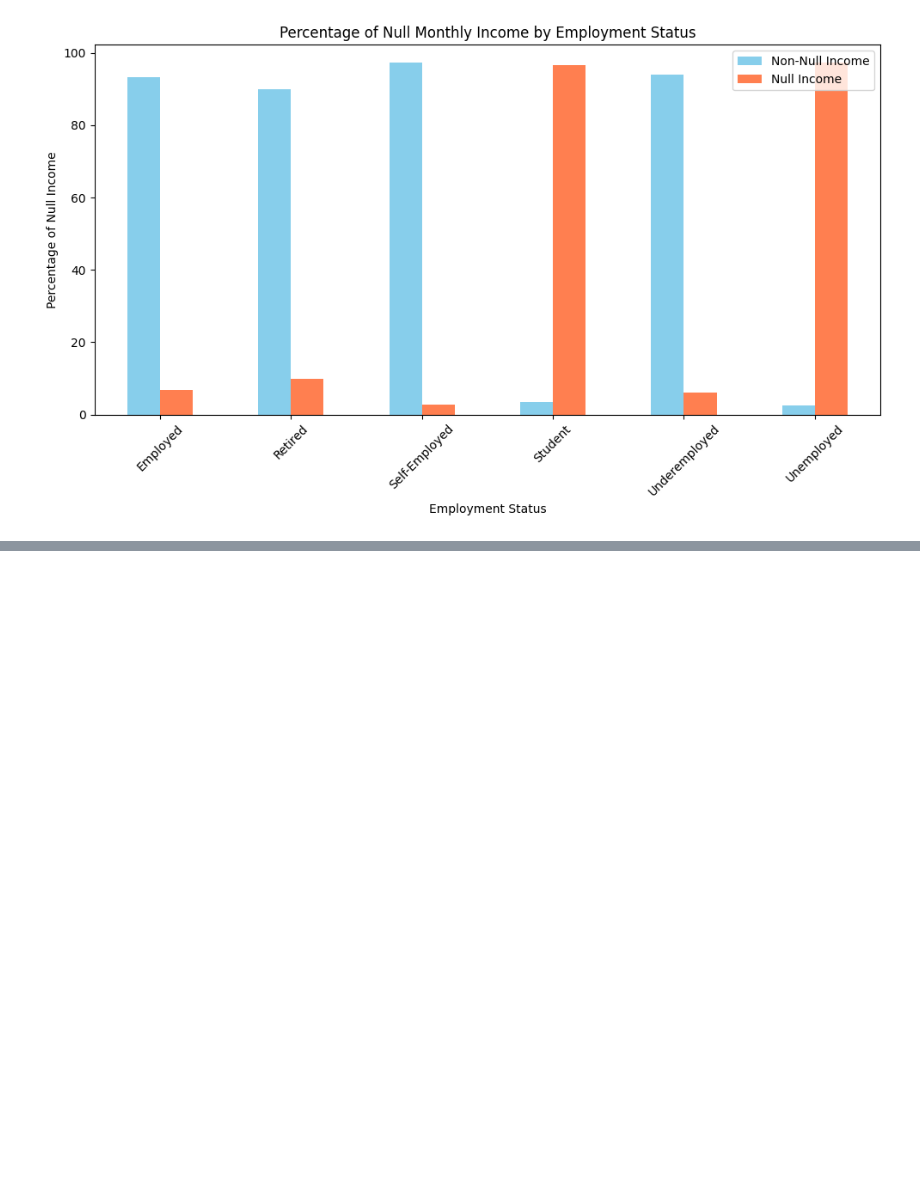
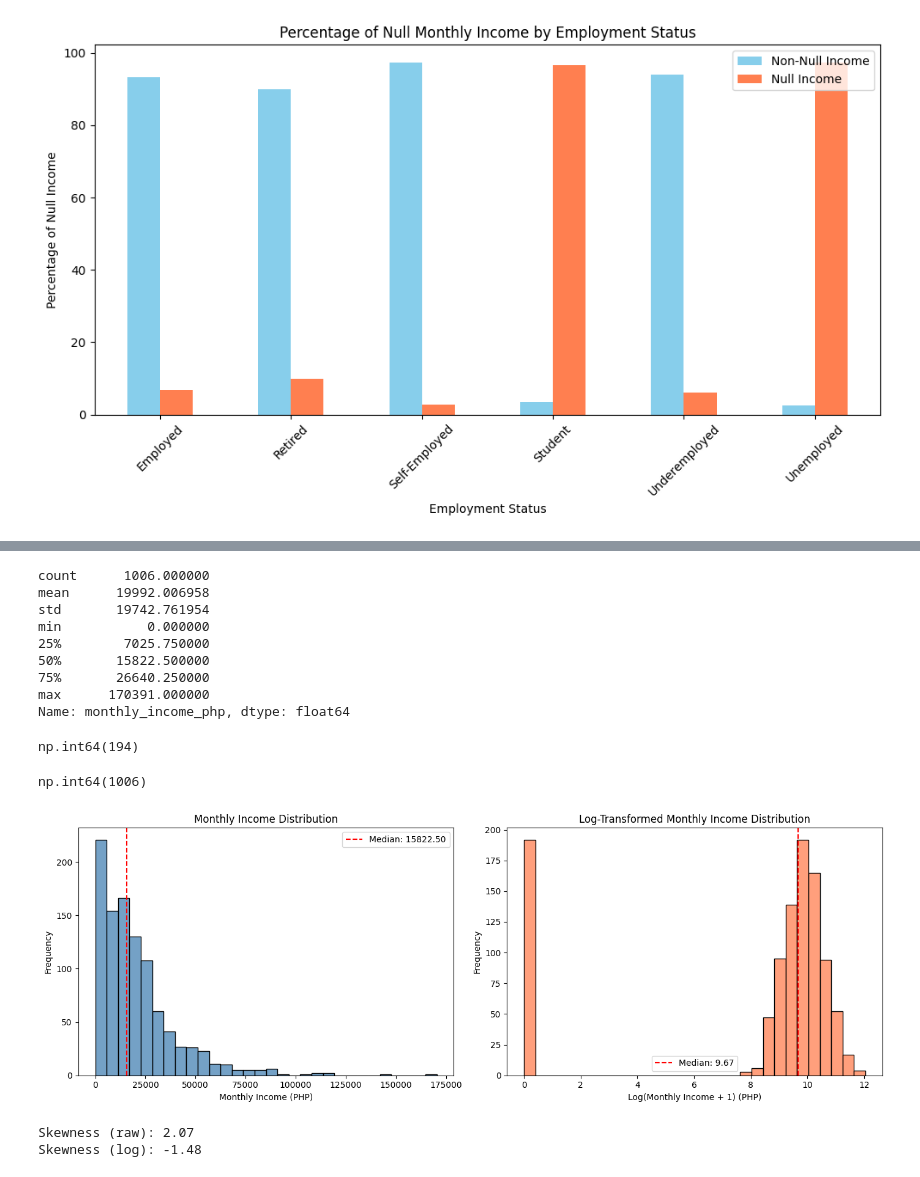
Before and after one commit to Wewds1/EDA, a Jupyter notebook: Ph_survey/notebooks/main.ipynb, the cells around one changed output, grey strips where cells are left out. Drawn from its saved outputs; the diff is of its cells as text; code cells hidden in the pictures; blank space fills up the shorter version.

```diff
--- a/Ph_survey/notebooks/main.ipynb
+++ b/Ph_survey/notebooks/main.ipynb
@@ -175,0 +182,46 @@ Name: count, dtype: int64
+# %%
+display(df_copy['monthly_income_php'].describe())
+display(df_copy['monthly_income_php'].isnull().sum())
+display(df_copy['monthly_income_php'].notnull().sum())
+
+
+fig, axes = plt.subplots(1, 2, figsize=(14,5))
+
+
+sns.histplot(df_copy['monthly_income_php'].dropna(), bins=30, ax=axes[0], color='steelblue')
+axes[0].set_title('Monthly Income Distribution')
+axes[0].set_xlabel('Monthly Income (PHP)')
+axes[0].set_ylabel('Frequency')
+axes[0].axvline(df_copy['monthly_income_php'].median(), color='red', linestyle='--', label=f'Median: {df_copy['monthly_income_php'].median():.2f}')
+axes[0].legend()
+
+
+income_log = np.log1p(df_copy['monthly_income_php'].dropna())
+sns.histplot(income_log, bins=30, ax=axes[1], color='coral')
+axes[1].set_title('Log-Transformed Monthly Income Distribution')
+axes[1].set_xlabel('Log(Monthly Income + 1) (PHP)')
+axes[1].set_ylabel('Frequency')
+axes[1].axvline(income_log.median(), color='red', linestyle='--', label=f'Median: {income_log.median():.2f}')
+axes[1].legend()
+
+plt.tight_layout()
+plt.savefig('../output/q6.png', dpi=150)
+plt.show()
+
+print(f"Skewness (raw): {df_copy['monthly_income_php'].skew():.2f}")
+print(f"Skewness (log): {income_log.skew():.2f}")
+# %% [output]
+count      1006.000000
+mean      19992.006958
+std       19742.761954
+min           0.000000
+25%        7025.750000
+50%       15822.500000
+75%       26640.250000
+max      170391.000000
+Name: monthly_income_php, dtype: float64
+np.int64(194)
+np.int64(1006)
+[figure, added]
+Skewness (raw): 2.07
+Skewness (log): -1.48
```
Also changed, not shown: parts of 9 cells of this notebook, 5 other files.
